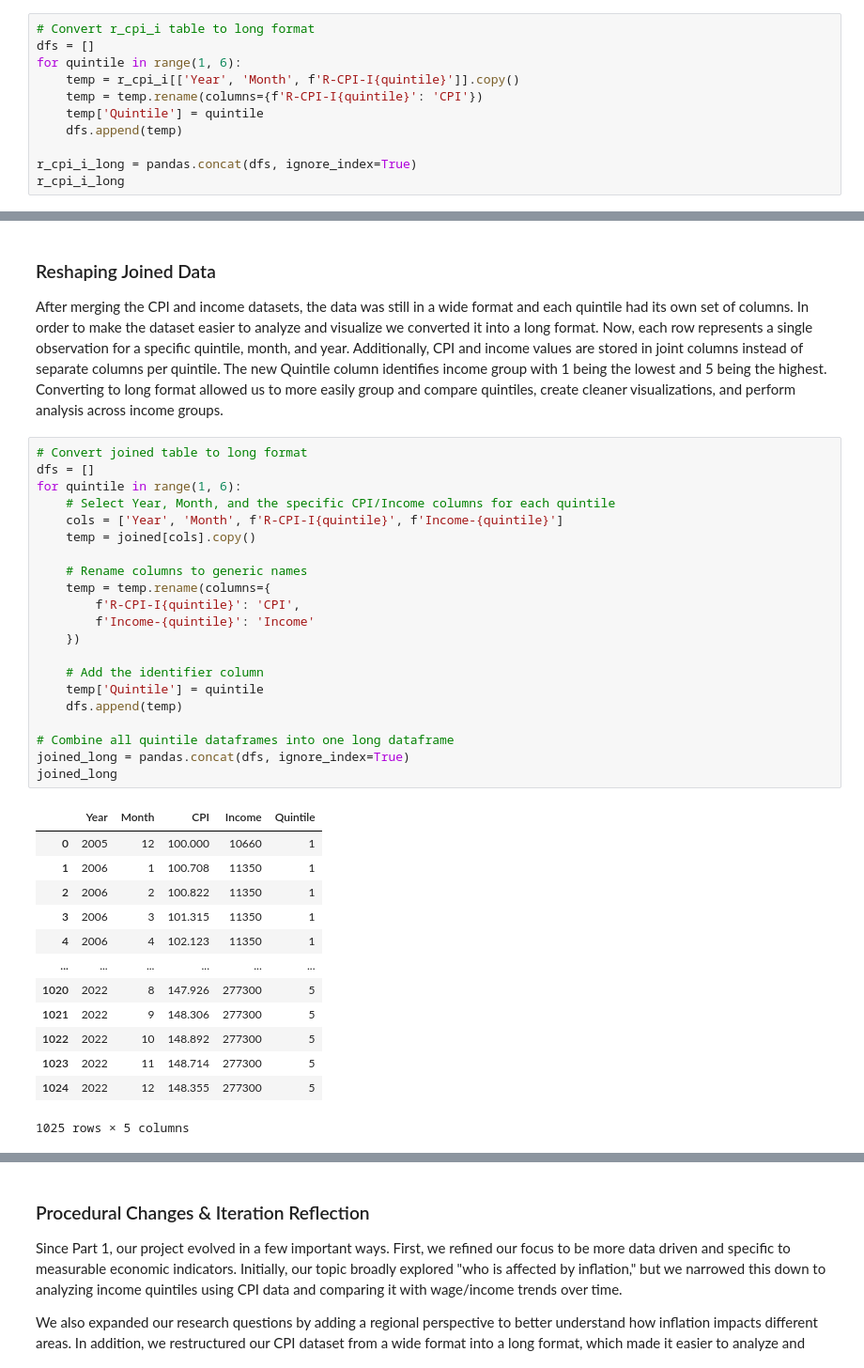
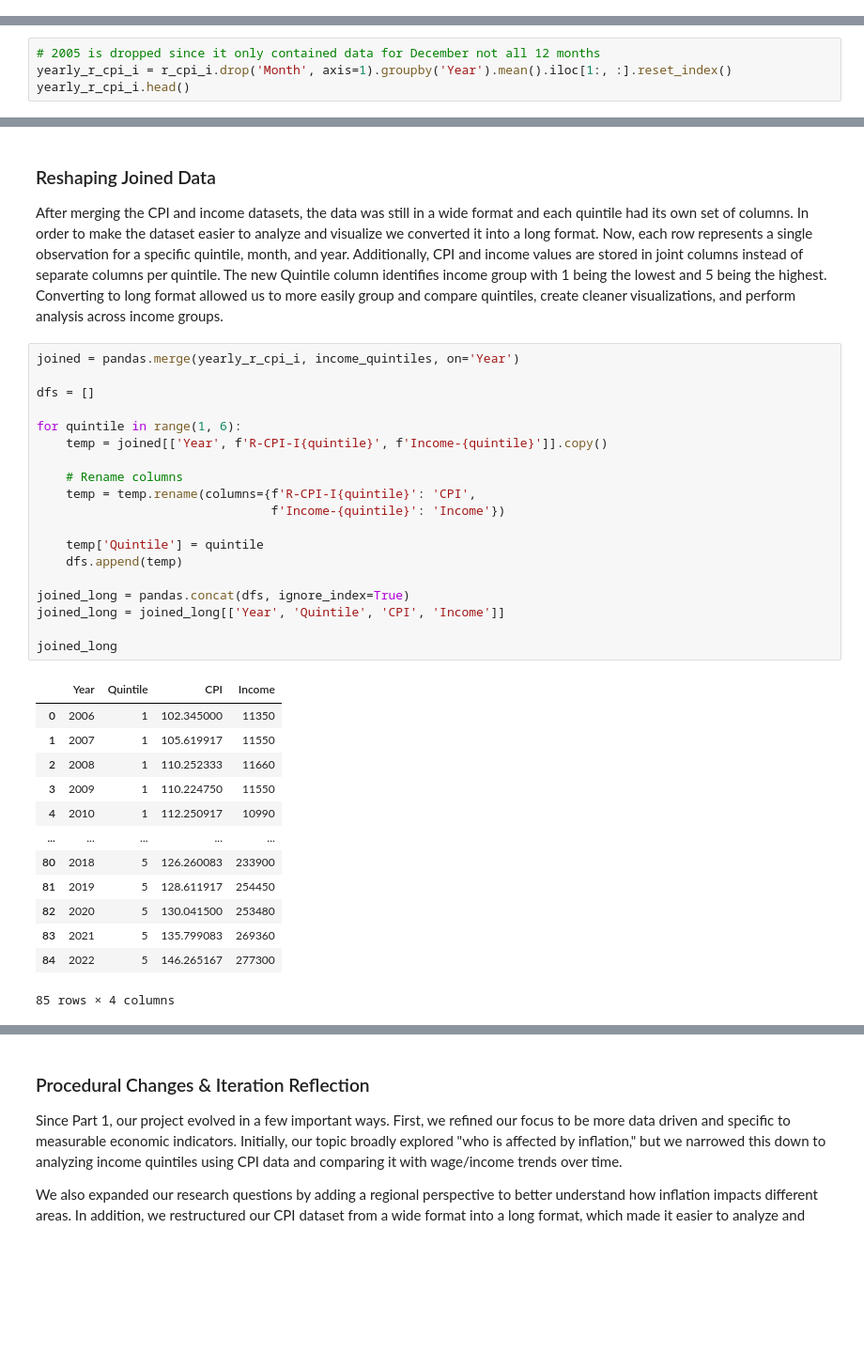
Before and after one commit to sanjur0211/Inflators, a Jupyter notebook: Project2.ipynb, the cells around one changed output, grey strips where cells are left out. Shown at 94% size. Saved outputs shown, nothing was run; the diff lists cells and outputs as text; blank space fills up the shorter version.

```diff
--- a/Project2.ipynb
+++ b/Project2.ipynb
@@ -42,11 +37,0 @@ The original dataset stores CPI values for each income quintile in separate colu
-# %%
-# Convert r_cpi_i table to long format
-dfs = []
-for quintile in range(1, 6):
-    temp = r_cpi_i[['Year', 'Month', f'R-CPI-I{quintile}']].copy()
-    temp = temp.rename(columns={f'R-CPI-I{quintile}': 'CPI'})
-    temp['Quintile'] = quintile
-    dfs.append(temp)
-
-r_cpi_i_long = pandas.concat(dfs, ignore_index=True)
-r_cpi_i_long
@@ -89,3 +60,7 @@ income_quintiles
 | 15 | 2020 | 14590 | 39480 | 67850 | 109730 | 253480 |
 | 16 | 2021 | 14860 | 41030 | 70880 | 115460 | 269360 |
 | 17 | 2022 | 16120 | 43850 | 74730 | 119900 | 277300 |
+# %%
+# 2005 is dropped since it only contained data for December not all 12 months
+yearly_r_cpi_i = r_cpi_i.drop('Month', axis=1).groupby('Year').mean().iloc[1:, :].reset_index()
+yearly_r_cpi_i.head()
@@ -115,37 +102,35 @@ joined
 
 After merging the CPI and income datasets, the data was still in a wide format and each quintile had its own set of columns. In order to make the dataset easier to analyze and visualize we converted it into a long format. Now, each row represents a single observation for a specific quintile, month, and year. Additionally, CPI and income values are stored in joint columns instead of separate columns per quintile. The new Quintile column identifies income group with 1 being the lowest and 5 being the highest. Converting to long format allowed us to more easily group and compare quintiles, create cleaner visualizations, and perform analysis across income groups.
 # %%
-# Convert joined table to long format
+joined = pandas.merge(yearly_r_cpi_i, income_quintiles, on='Year')
+
 dfs = []
+
 for quintile in range(1, 6):
-    # Select Year, Month, and the specific CPI/Income columns for each quintile
-    cols = ['Year', 'Month', f'R-CPI-I{quintile}', f'Income-{quintile}']
-    temp = joined[cols].copy()
+    temp = joined[['Year', f'R-CPI-I{quintile}', f'Income-{quintile}']].copy()
 
-    # Rename columns to generic names
-    temp = temp.rename(columns={
-        f'R-CPI-I{quintile}': 'CPI',
-        f'Income-{quintile}': 'Income'
-    })
+    # Rename columns
+    temp = temp.rename(columns={f'R-CPI-I{quintile}': 'CPI',
+                                f'Income-{quintile}': 'Income'})
 
-    # Add the identifier column
     temp['Quintile'] = quintile
     dfs.append(temp)
 
-# Combine all quintile dataframes into one long dataframe
 joined_long = pandas.concat(dfs, ignore_index=True)
+joined_long = joined_long[['Year', 'Quintile', 'CPI', 'Income']]
+
 joined_long
 # %% [output]
-|  | Year | Month | CPI | Income | Quintile |
-| 0 | 2005 | 12 | 100.000 | 10660 | 1 |
-| 1 | 2006 | 1 | 100.708 | 11350 | 1 |
-| 2 | 2006 | 2 | 100.822 | 11350 | 1 |
-| 3 | 2006 | 3 | 101.315 | 11350 | 1 |
-| 4 | 2006 | 4 | 102.123 | 11350 | 1 |
-| ... | ... | ... | ... | ... | ... |
-| 1020 | 2022 | 8 | 147.926 | 277300 | 5 |
-| 1021 | 2022 | 9 | 148.306 | 277300 | 5 |
-| 1022 | 2022 | 10 | 148.892 | 277300 | 5 |
-| 1023 | 2022 | 11 | 148.714 | 277300 | 5 |
-| 1024 | 2022 | 12 | 148.355 | 277300 | 5 |
+|  | Year | Quintile | CPI | Income |
+| 0 | 2006 | 1 | 102.345000 | 11350 |
+| 1 | 2007 | 1 | 105.619917 | 11550 |
+| 2 | 2008 | 1 | 110.252333 | 11660 |
+| 3 | 2009 | 1 | 110.224750 | 11550 |
+| 4 | 2010 | 1 | 112.250917 | 10990 |
+| ... | ... | ... | ... | ... |
+| 80 | 2018 | 5 | 126.260083 | 233900 |
+| 81 | 2019 | 5 | 128.611917 | 254450 |
+| 82 | 2020 | 5 | 130.041500 | 253480 |
+| 83 | 2021 | 5 | 135.799083 | 269360 |
+| 84 | 2022 | 5 | 146.265167 | 277300 |
-1025 rows × 5 columns
+85 rows × 4 columns
```
Also changed, not shown: parts of 8 cells of this notebook.
